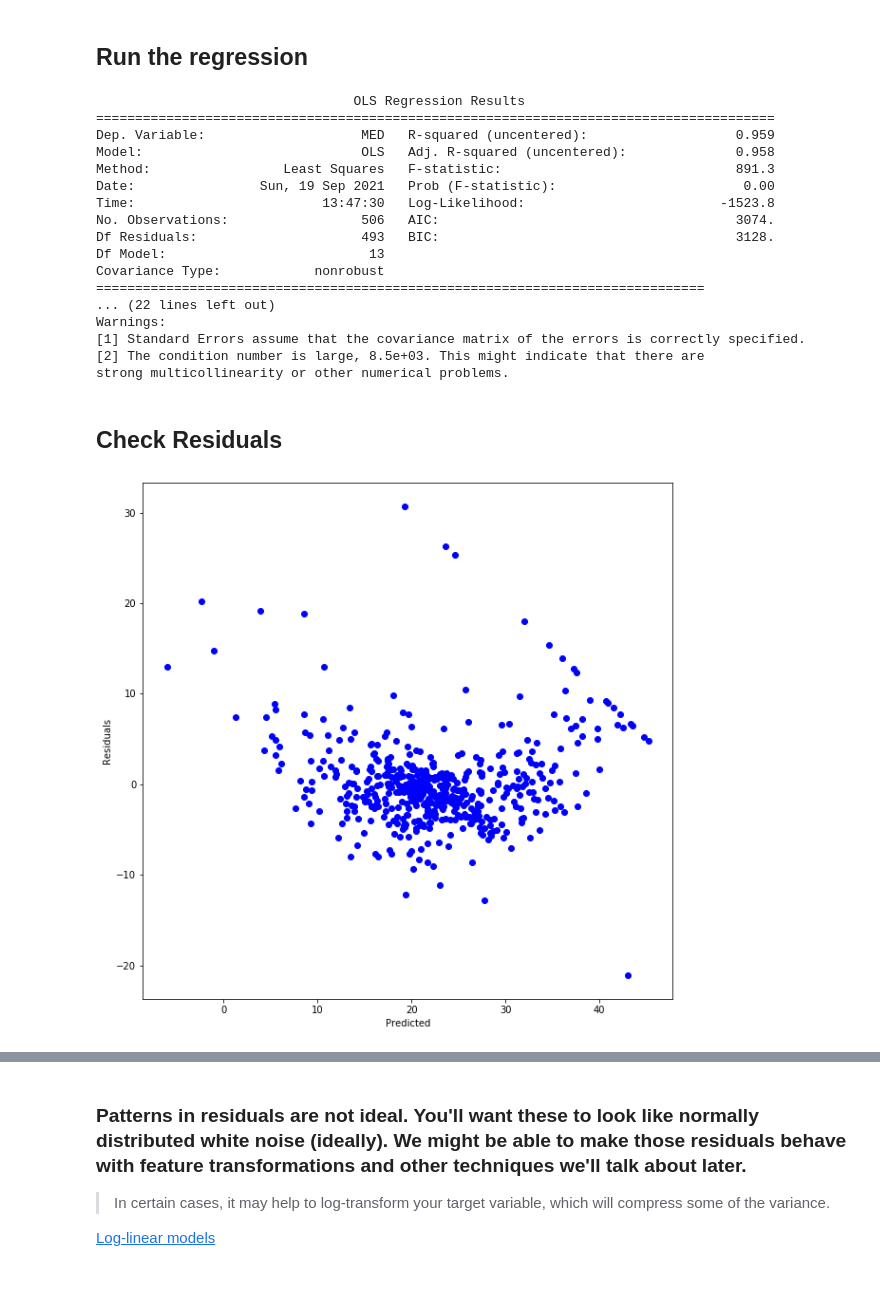
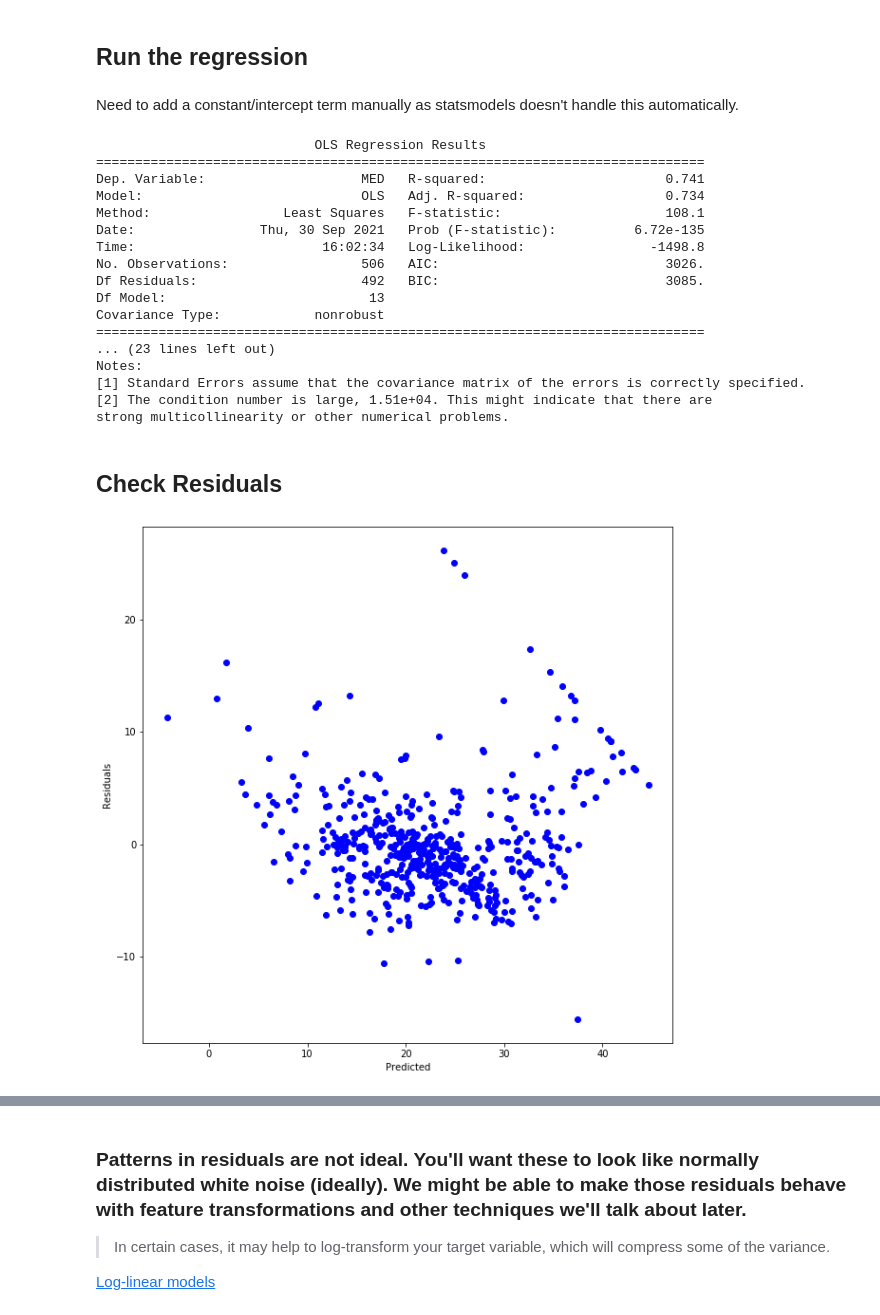
Before and after one commit to appliedecon/data602-lectures, a Jupyter notebook: week04/linear-regression-introduction.ipynb, the cells around one changed output, grey strips where cells are left out. Cells and saved outputs as stored; diff of their text form; code cells hidden in the pictures; blank space fills up the shorter version.

Commit message:
Add files via upload
fixed bug in regression examples; needed to add constant manually

```diff
--- a/week04/linear-regression-introduction.ipynb
+++ b/week04/linear-regression-introduction.ipynb
@@ -609,10 +609,13 @@ import pandas as pd
 import numpy as np
 from sklearn.datasets import load_boston
 from matplotlib import pyplot as plt
+import warnings
 %matplotlib inline
 
-X, y = load_boston(return_X_y=True)
-x0, x1 = X.shape
+with warnings.catch_warnings():
+    warnings.filterwarnings("ignore")
+    X, y = load_boston(return_X_y=True)
+    x0, x1 = X.shape
 
 '''
 Documentation available with this command: print(load_boston()['DESCR'])
@@ -623,8 +626,10 @@ print(f'Rows: {x0:,}\nFeatures: {x1}')
 Rows: 506
 Features: 13
 # %%
-bostonDf = pd.DataFrame(load_boston()['data'], columns = load_boston().feature_names)
-bostonT = pd.DataFrame(y, columns=['MED'])
+with warnings.catch_warnings():
+    warnings.filterwarnings("ignore")
+    bostonDf = pd.DataFrame(load_boston()['data'], columns = load_boston().feature_names)
+    bostonT = pd.DataFrame(y, columns=['MED'])
 
 bostonDf = pd.concat([bostonDf, bostonT], axis=1)
 bostonDf.head()
@@ -674,40 +659,49 @@ plt.show()
 [figure]
 # %% [markdown]
 ## Run the regression
+# %% [markdown]
+Need to add a constant/intercept term manually as statsmodels doesn't handle this automatically.
+# %%
+with warnings.catch_warnings():
+    warnings.filterwarnings("ignore")
+    featureNames = load_boston().feature_names
+
+bostonDf['const'] = 1
+featureNames = ['const'] + list(featureNames)
 # %%
 import statsmodels.api as smf
-statsModelsCoefs = smf.OLS(bostonDf['MED'], bostonDf[load_boston().feature_names]).fit()
+statsModelsCoefs = smf.OLS(bostonDf['MED'], bostonDf[featureNames]).fit()
 print(statsModelsCoefs.summary())
 # %% [output]
-                                 OLS Regression Results
-=======================================================================================
-Dep. Variable:                    MED   R-squared (uncentered):                   0.959
-Model:                            OLS   Adj. R-squared (uncentered):              0.958
-Method:                 Least Squares   F-statistic:                              891.3
-Date:                Sun, 19 Sep 2021   Prob (F-statistic):                        0.00
-Time:                        13:47:30   Log-Likelihood:                         -1523.8
-No. Observations:                 506   AIC:                                      3074.
-Df Residuals:                     493   BIC:                                      3128.
+                            OLS Regression Results
+==============================================================================
+Dep. Variable:                    MED   R-squared:                       0.741
+Model:                            OLS   Adj. R-squared:                  0.734
+Method:                 Least Squares   F-statistic:                     108.1
+Date:                Thu, 30 Sep 2021   Prob (F-statistic):          6.72e-135
+Time:                        16:02:34   Log-Likelihood:                -1498.8
+No. Observations:                 506   AIC:                             3026.
+Df Residuals:                     492   BIC:                             3085.
 Df Model:                          13
 Covariance Type:            nonrobust
 ==============================================================================
-... (22 lines left out)
-Warnings:
+... (23 lines left out)
+Notes:
 [1] Standard Errors assume that the covariance matrix of the errors is correctly specified.
-[2] The condition number is large, 8.5e+03. This might indicate that there are
+[2] The condition number is large, 1.51e+04. This might indicate that there are
 strong multicollinearity or other numerical problems.
 # %% [markdown]
 ## Check Residuals
 # %%
-yhat_boston = statsModelsCoefs.predict(bostonDf[load_boston().feature_names])
+yhat_boston = statsModelsCoefs.predict(bostonDf[featureNames])
 resid_boston = y - yhat_boston
 
 plt.plot(yhat_boston, resid_boston, 'bo')
 plt.xlabel('Predicted')
 plt.ylabel('Residuals')
 plt.show()
 # %% [output]
-[figure, old version]
+[figure, new version]
 # %%
 plt.plot(y, yhat_boston, 'ro')
 plt.xlabel('Actual')
```
Also changed, not shown: parts of 16 cells of this notebook.
